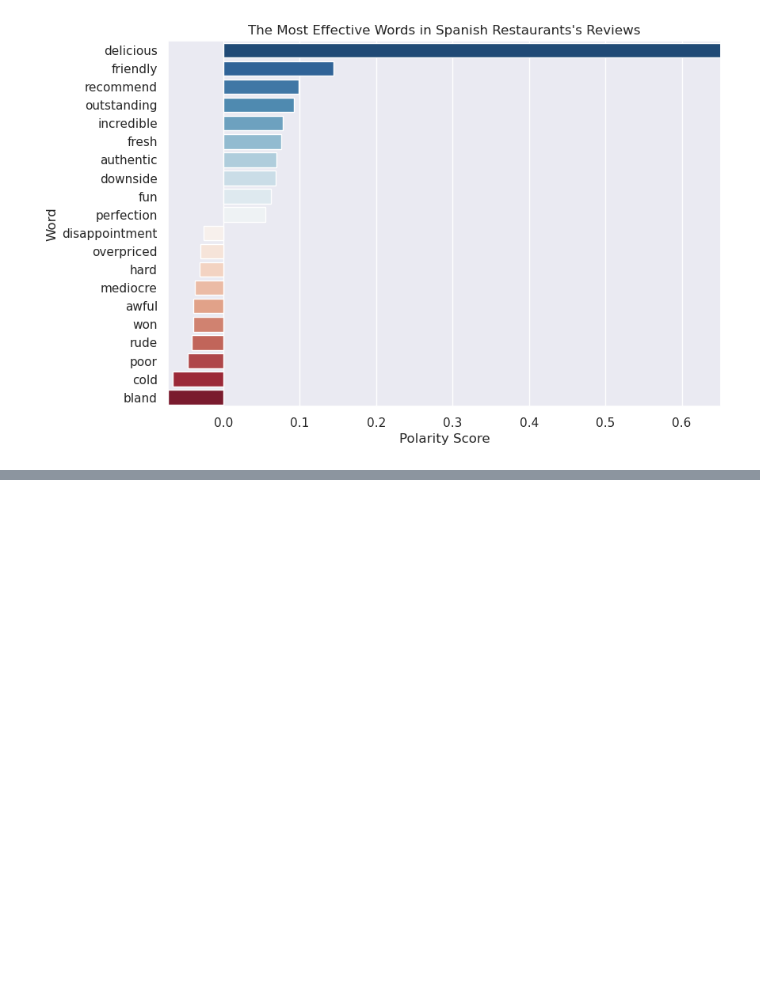
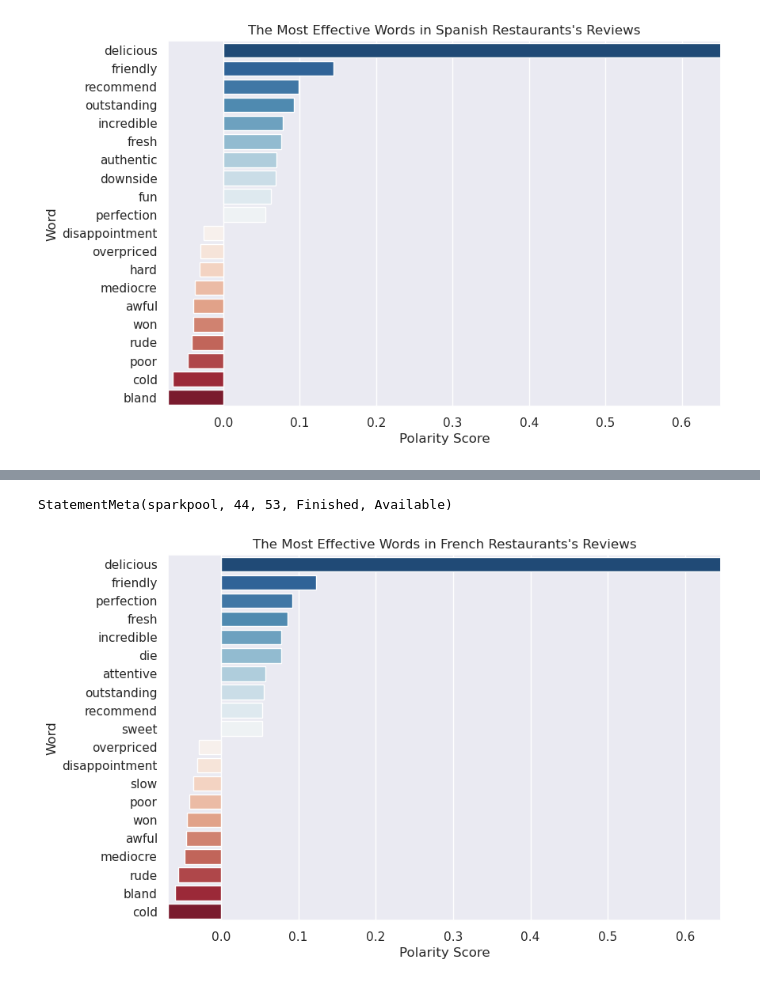
Before and after one commit to yusufkurubacak/PySpark-Yelp-Restaurant-Reviews-Sentiment-Analysis, a Jupyter notebook: Yelp_Sentiment_Analysis.ipynb, the cells around one changed output, grey strips where cells are left out. Cells and saved outputs as stored; diff of their text form; code cells hidden in the pictures; blank space fills up the shorter version.

```diff
--- a/Yelp_Sentiment_Analysis.ipynb
+++ b/Yelp_Sentiment_Analysis.ipynb
@@ -1060,0 +1245,2 @@ StatementMeta(sparkpool, 17, 153, Finished, Available)
+# %%
+french_sum_df = get_polarity('French')
@@ -1060,0 +1281,5 @@ StatementMeta(sparkpool, 17, 153, Finished, Available)
+# %%
+get_plot(french_sum_df, 'French')
+# %% [output]
+StatementMeta(sparkpool, 44, 53, Finished, Available)
+[figure, added]
```
Also changed, not shown: parts of 172 cells of this notebook.
